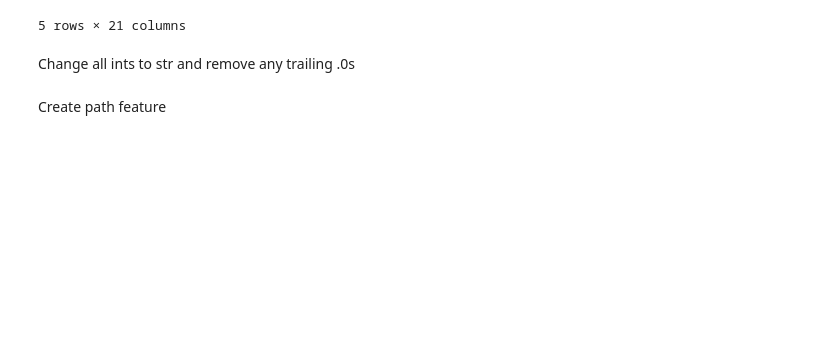
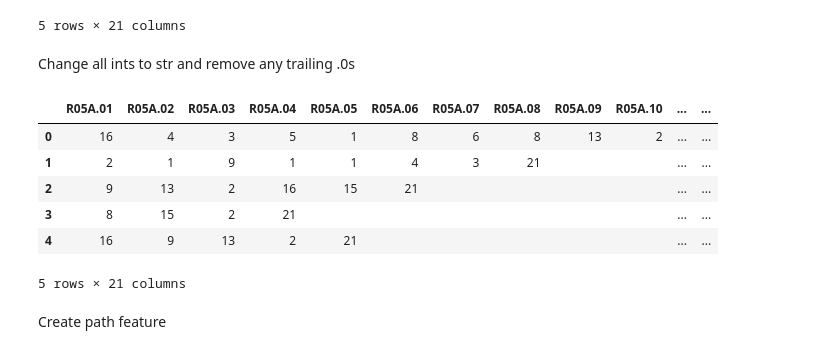
Before and after one commit to mkirby42/Marketing-Channel-Attribution, a Jupyter notebook: Data Cleaning.ipynb, the cells around one changed output. Cells and saved outputs as stored; diff of their text form; code cells hidden in the pictures; blank space fills up the shorter version.

```diff
--- a/Data Cleaning.ipynb
+++ b/Data Cleaning.ipynb
@@ -28,3 +27,13 @@ for col in cols:
+# %%
+df.head()
+# %% [output]
+|  | R05A.01 | R05A.02 | R05A.03 | R05A.04 | R05A.05 | R05A.06 | R05A.07 | R05A.08 | R05A.09 | R05A.10 | ... | ... |
+| 0 | 16 | 4 | 3 | 5 | 1 | 8 | 6 | 8 | 13 | 2 | ... | ... |
+| 1 | 2 | 1 | 9 | 1 | 1 | 4 | 3 | 21 |  |  | ... | ... |
+| 2 | 9 | 13 | 2 | 16 | 15 | 21 |  |  |  |  | ... | ... |
+| 3 | 8 | 15 | 2 | 21 |  |  |  |  |  |  | ... | ... |
+| 4 | 16 | 9 | 13 | 2 | 21 |  |  |  |  |  | ... | ... |
+5 rows × 21 columns
 # %% [markdown]
 Create path feature
 # %%
```
Also changed, not shown: parts of 21 cells of this notebook, 5 other files.
